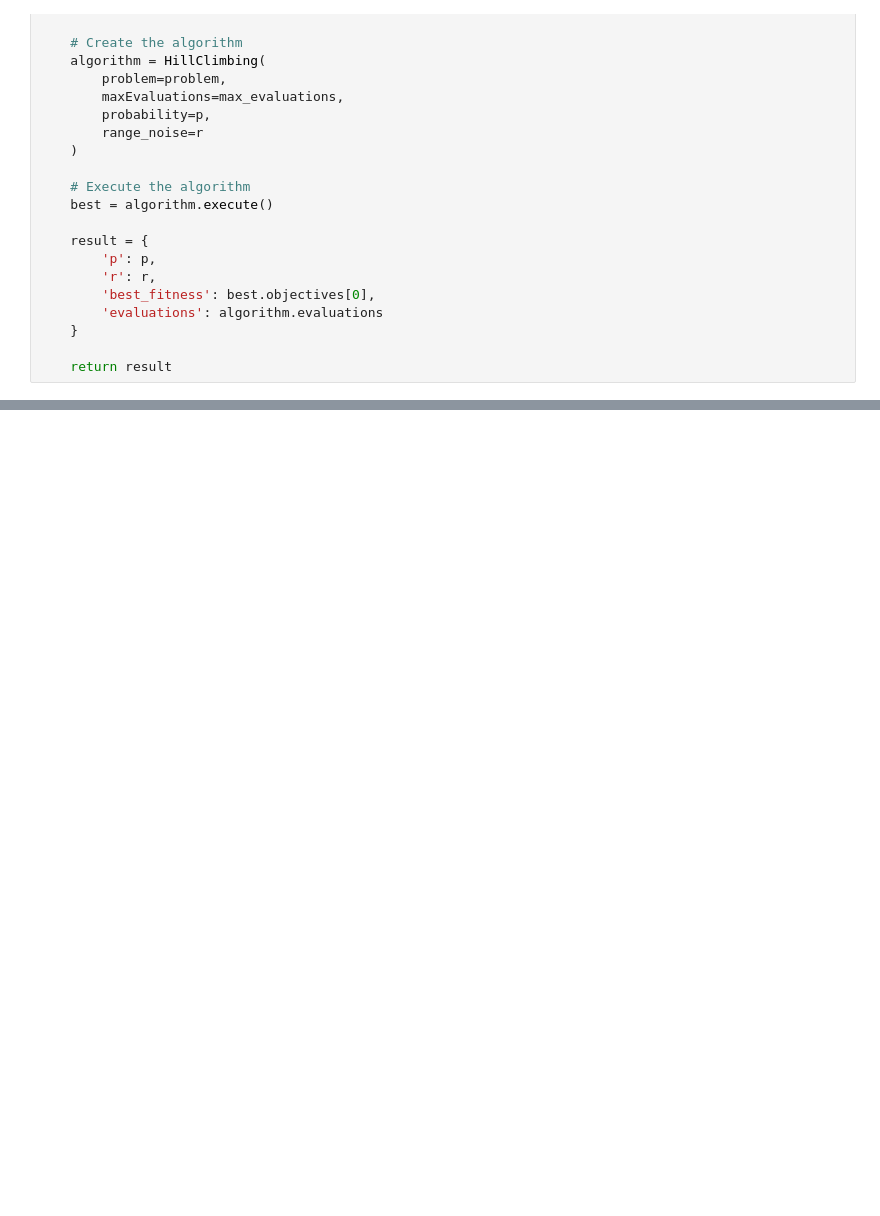
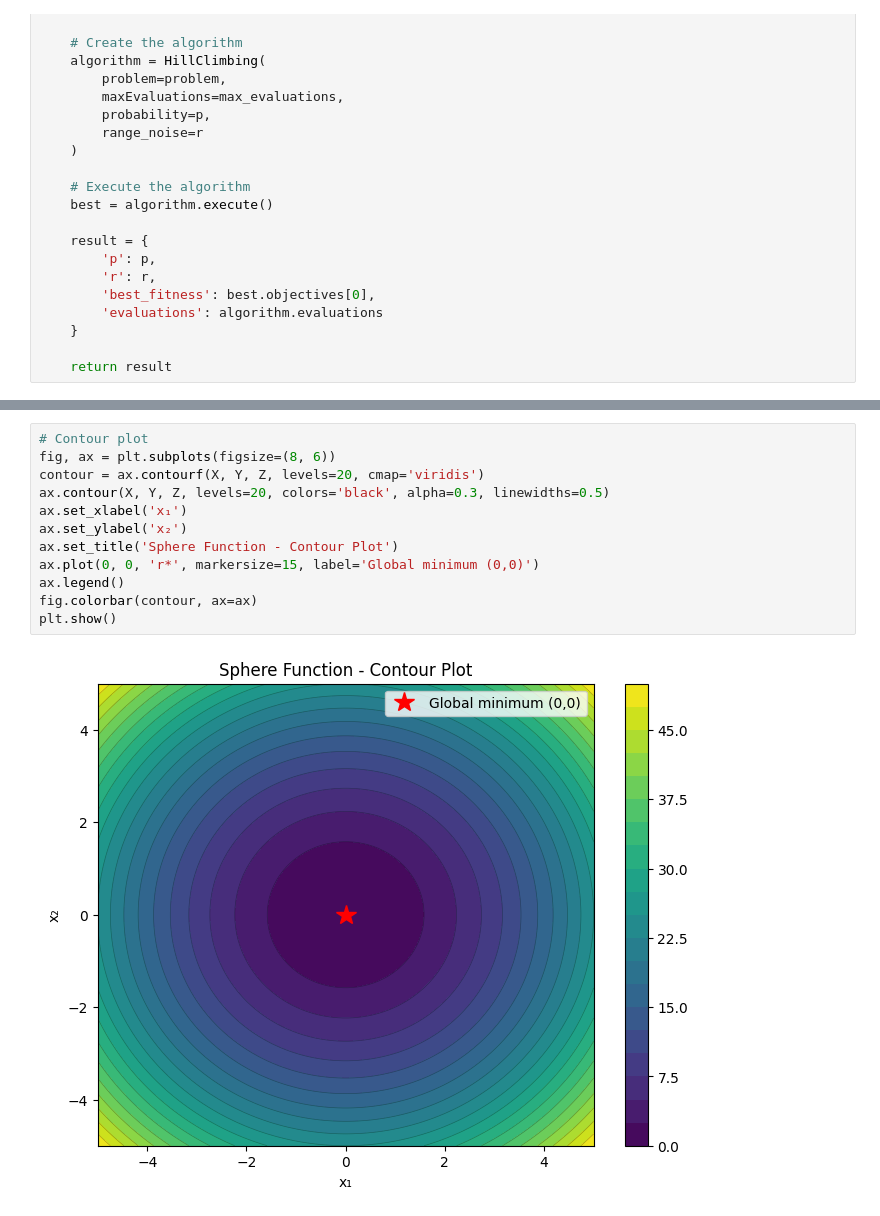
Before and after one commit to DCOMP-UFS/PyManyobjective, a Jupyter notebook: HillClimbing.ipynb, the cells around one changed output, grey strips where cells are left out. Saved outputs shown, nothing was run; the diff lists cells and outputs as text; blank space fills up the shorter version.

```diff
--- a/HillClimbing.ipynb
+++ b/HillClimbing.ipynb
@@ -70,0 +97,14 @@ df
+# %%
+# Contour plot
+fig, ax = plt.subplots(figsize=(8, 6))
+contour = ax.contourf(X, Y, Z, levels=20, cmap='viridis')
+ax.contour(X, Y, Z, levels=20, colors='black', alpha=0.3, linewidths=0.5)
+ax.set_xlabel('x₁')
+ax.set_ylabel('x₂')
+ax.set_title('Sphere Function - Contour Plot')
+ax.plot(0, 0, 'r*', markersize=15, label='Global minimum (0,0)')
+ax.legend()
+fig.colorbar(contour, ax=ax)
+plt.show()
+# %% [output]
+[figure, added]
```
Also changed, not shown: parts of 6 cells of this notebook.
